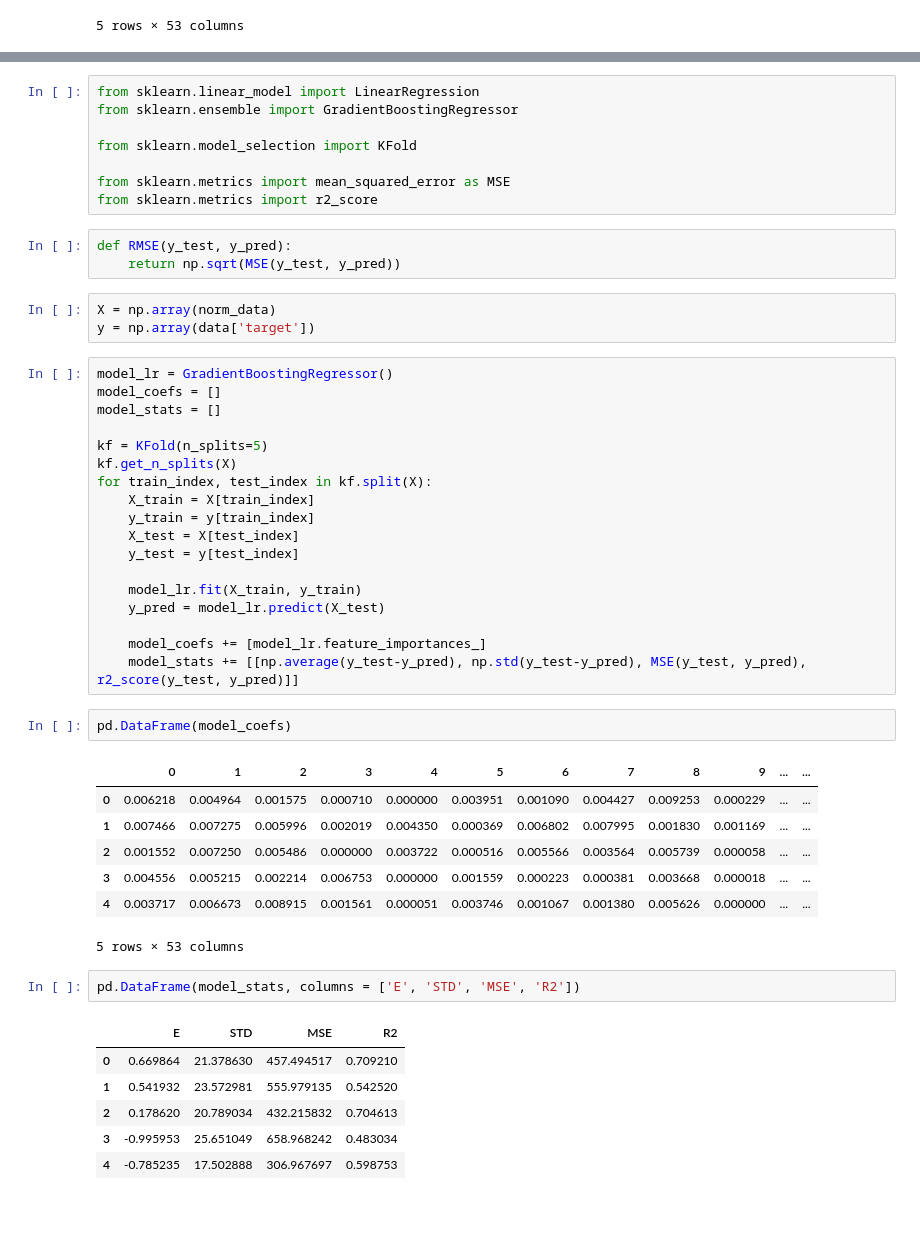
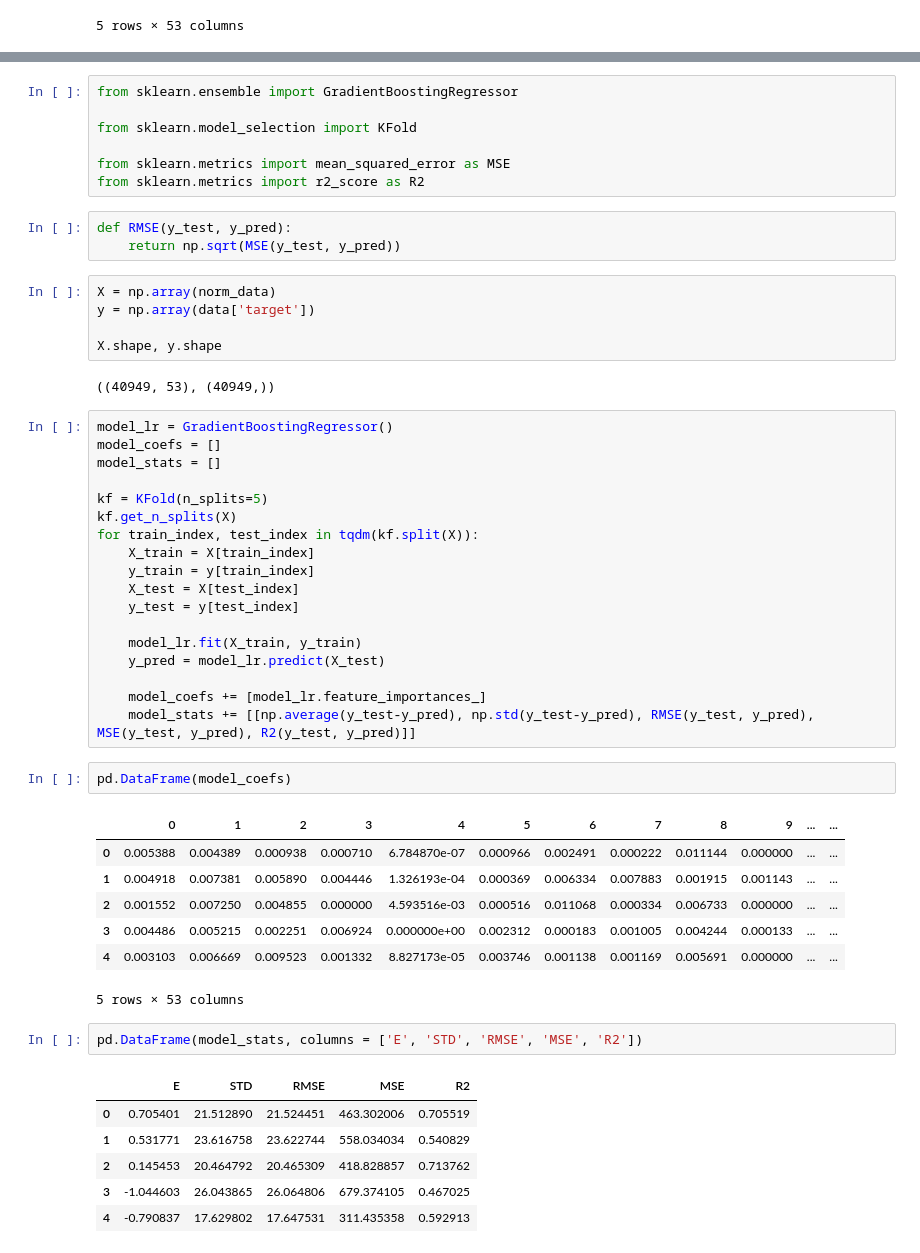
Before and after one commit to ilyazavadskij/ML_Course, a Jupyter notebook: Task_1/Task 1.ipynb, the cells around one changed output, grey strips where cells are left out. Cells and saved outputs as stored; diff of their text form; blank space fills up the shorter version.

```diff
--- a/Task_1/Task 1.ipynb
+++ b/Task_1/Task 1.ipynb
@@ -119,17 +120,20 @@ norm_data.head()
 # %%
-from sklearn.linear_model import LinearRegression
 from sklearn.ensemble import GradientBoostingRegressor
 
 from sklearn.model_selection import KFold
 
 from sklearn.metrics import mean_squared_error as MSE
-from sklearn.metrics import r2_score
+from sklearn.metrics import r2_score as R2
 # %%
 def RMSE(y_test, y_pred):
     return np.sqrt(MSE(y_test, y_pred))
 # %%
 X = np.array(norm_data)
 y = np.array(data['target'])
+
+X.shape, y.shape
+# %% [output]
+((40949, 53), (40949,))
 # %%
 model_lr = GradientBoostingRegressor()
 model_coefs = []
@@ -137,7 +141,7 @@ model_stats = []
 
 kf = KFold(n_splits=5)
 kf.get_n_splits(X)
-for train_index, test_index in kf.split(X):
+for train_index, test_index in tqdm(kf.split(X)):
     X_train = X[train_index]
     y_train = y[train_index]
     X_test = X[test_index]
@@ -147,23 +151,23 @@ for train_index, test_index in kf.split(X):
     y_pred = model_lr.predict(X_test)
 
     model_coefs += [model_lr.feature_importances_]
-    model_stats += [[np.average(y_test-y_pred), np.std(y_test-y_pred), MSE(y_test, y_pred), r2_score(y_test, y_pred)]]
+    model_stats += [[np.average(y_test-y_pred), np.std(y_test-y_pred), RMSE(y_test, y_pred), MSE(y_test, y_pred), R2(y_test, y_pred)]]
 # %%
 pd.DataFrame(model_coefs)
 # %% [output]
 |  | 0 | 1 | 2 | 3 | 4 | 5 | 6 | 7 | 8 | 9 | ... | ... |
-| 0 | 0.006218 | 0.004964 | 0.001575 | 0.000710 | 0.000000 | 0.003951 | 0.001090 | 0.004427 | 0.009253 | 0.000229 | ... | ... |
-| 1 | 0.007466 | 0.007275 | 0.005996 | 0.002019 | 0.004350 | 0.000369 | 0.006802 | 0.007995 | 0.001830 | 0.001169 | ... | ... |
-| 2 | 0.001552 | 0.007250 | 0.005486 | 0.000000 | 0.003722 | 0.000516 | 0.005566 | 0.003564 | 0.005739 | 0.000058 | ... | ... |
-| 3 | 0.004556 | 0.005215 | 0.002214 | 0.006753 | 0.000000 | 0.001559 | 0.000223 | 0.000381 | 0.003668 | 0.000018 | ... | ... |
-| 4 | 0.003717 | 0.006673 | 0.008915 | 0.001561 | 0.000051 | 0.003746 | 0.001067 | 0.001380 | 0.005626 | 0.000000 | ... | ... |
+| 0 | 0.005388 | 0.004389 | 0.000938 | 0.000710 | 6.784870e-07 | 0.000966 | 0.002491 | 0.000222 | 0.011144 | 0.000000 | ... | ... |
+| 1 | 0.004918 | 0.007381 | 0.005890 | 0.004446 | 1.326193e-04 | 0.000369 | 0.006334 | 0.007883 | 0.001915 | 0.001143 | ... | ... |
+| 2 | 0.001552 | 0.007250 | 0.004855 | 0.000000 | 4.593516e-03 | 0.000516 | 0.011068 | 0.000334 | 0.006733 | 0.000000 | ... | ... |
+| 3 | 0.004486 | 0.005215 | 0.002251 | 0.006924 | 0.000000e+00 | 0.002312 | 0.000183 | 0.001005 | 0.004244 | 0.000133 | ... | ... |
+| 4 | 0.003103 | 0.006669 | 0.009523 | 0.001332 | 8.827173e-05 | 0.003746 | 0.001138 | 0.001169 | 0.005691 | 0.000000 | ... | ... |
 5 rows × 53 columns
 # %%
-pd.DataFrame(model_stats, columns = ['E', 'STD', 'MSE', 'R2'])
+pd.DataFrame(model_stats, columns = ['E', 'STD', 'RMSE', 'MSE', 'R2'])
 # %% [output]
-|  | E | STD | MSE | R2 |
-| 0 | 0.669864 | 21.378630 | 457.494517 | 0.709210 |
-| 1 | 0.541932 | 23.572981 | 555.979135 | 0.542520 |
-| 2 | 0.178620 | 20.789034 | 432.215832 | 0.704613 |
-| 3 | -0.995953 | 25.651049 | 658.968242 | 0.483034 |
-| 4 | -0.785235 | 17.502888 | 306.967697 | 0.598753 |
+|  | E | STD | RMSE | MSE | R2 |
+| 0 | 0.705401 | 21.512890 | 21.524451 | 463.302006 | 0.705519 |
+| 1 | 0.531771 | 23.616758 | 23.622744 | 558.034034 | 0.540829 |
+| 2 | 0.145453 | 20.464792 | 20.465309 | 418.828857 | 0.713762 |
+| 3 | -1.044603 | 26.043865 | 26.064806 | 679.374105 | 0.467025 |
+| 4 | -0.790837 | 17.629802 | 17.647531 | 311.435358 | 0.592913 |
```
Also changed, not shown: parts of 7 cells of this notebook.
